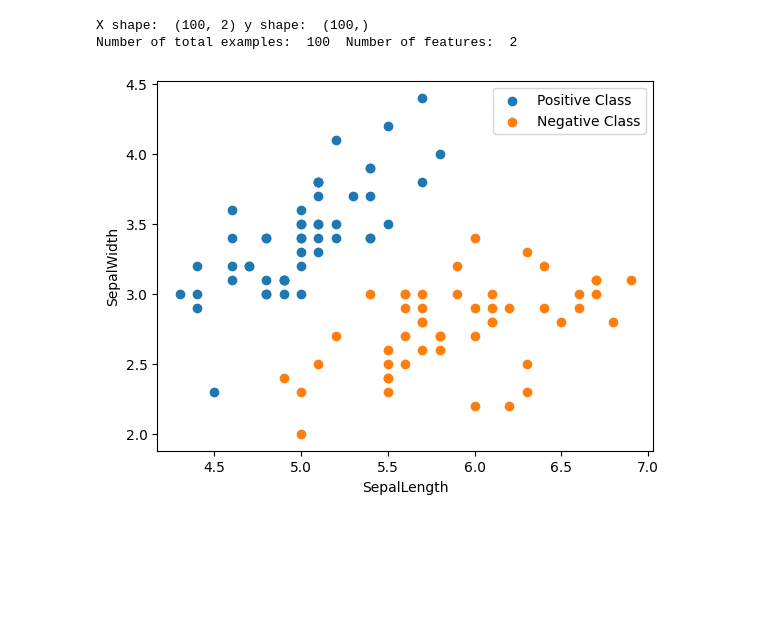
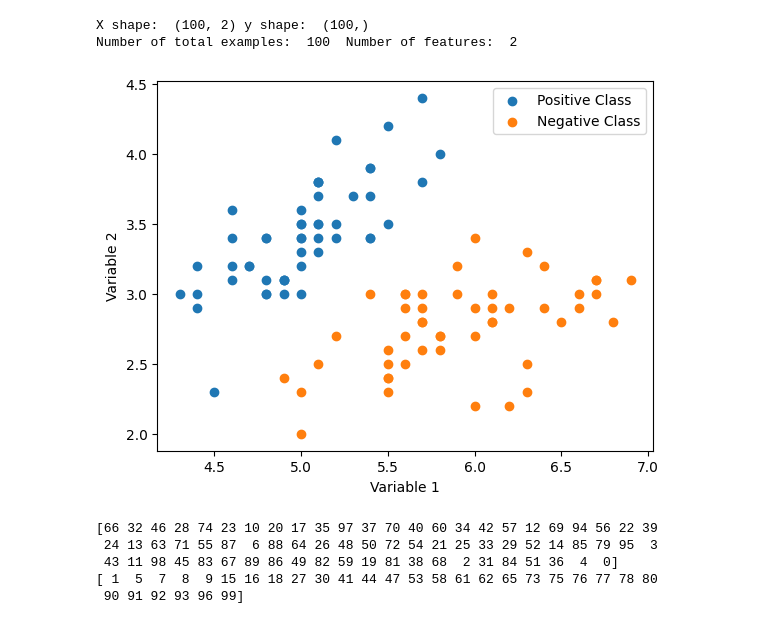
Before and after one commit to EricMLarsen/DeepLearning_Larsen, a Jupyter notebook: DNN_Class_Spring_2023/Homework_2/Eric_a2_adl_s23_q1.ipynb, the cells around one changed output. Drawn from its saved outputs; the diff is of its cells as text; code cells hidden in the pictures; blank space fills up the shorter version.

```diff
--- a/DNN_Class_Spring_2023/Homework_2/Eric_a2_adl_s23_q1.ipynb
+++ b/DNN_Class_Spring_2023/Homework_2/Eric_a2_adl_s23_q1.ipynb
@@ -39,33 +43,48 @@ iris = iris[:100]
 # %%
 #Visualize two class examples in 2D space
 plt.scatter(iris[:50].Var1, iris[:50].Var2, label='Positive Class')
 plt.scatter(iris[51:].Var1, iris[51:].Var2, label='Negative Class')
-plt.xlabel('SepalLength')
-plt.ylabel('SepalWidth')
+plt.xlabel('Variable 1')
+plt.ylabel('Variable 2')
 plt.legend(loc='best')
 #Define X and y
 X = iris.drop(labels=['ID', 'Label'], axis=1).values
 y = iris.Label.values
 print("X shape: ", X.shape, "y shape: ", y.shape)
 (m, n) = X.shape
 print("Number of total examples: ", m, " Number of features: ", n)
 # %% [output]
 X shape:  (100, 2) y shape:  (100,)
 Number of total examples:  100  Number of features:  2
-[figure, old version]
+[figure, new version]
 # %%
 #Split data
 # Train: test(70 %:30 %)
 seed = 5
+os.environ['PYTHONHASHSEED'] = str(seed)
+tensorflow.random.set_seed(seed)
 np.random.seed(seed)
 tf.set_random_seed(seed)
+tf.random.set_random_seed(seed)
+tensorflow.random.set_seed(seed)
+tensorflow.compat.v2.random.set_seed(seed)
+random.seed(seed)
 train_index = np.random.choice(len(X), round(len(X) * 0.7), replace=False)
+print(train_index)
+
 # diff set
 test_index = np.array(list(set(range(len(X))) - set(train_index)))
+print(test_index)
 X_train = X[train_index]
 y_train = y[train_index]
 X_test = X[test_index]
 y_test = y[test_index]
+# %% [output]
+[66 32 46 28 74 23 10 20 17 35 97 37 70 40 60 34 42 57 12 69 94 56 22 39
+ 24 13 63 71 55 87  6 88 64 26 48 50 72 54 21 25 33 29 52 14 85 79 95  3
+ 43 11 98 45 83 67 89 86 49 82 59 19 81 38 68  2 31 84 51 36  4  0]
+[ 1  5  7  8  9 15 16 18 27 30 41 44 47 53 58 61 62 65 73 75 76 77 78 80
+ 90 91 92 93 96 99]
 # %%
 #Normalize
 
```
Also changed, not shown: parts of 7 cells of this notebook, 6 other files.
